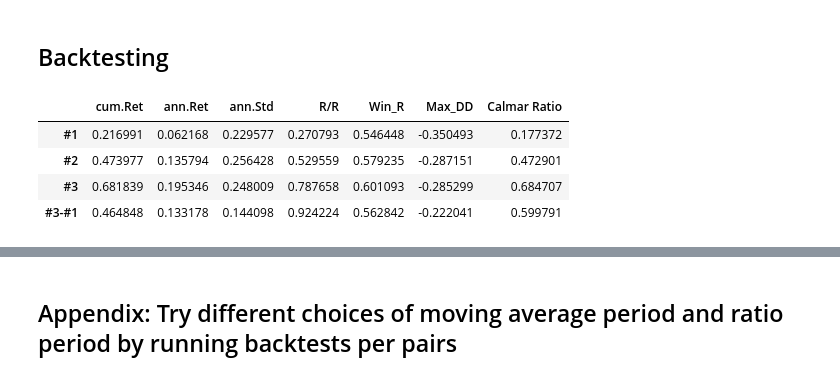
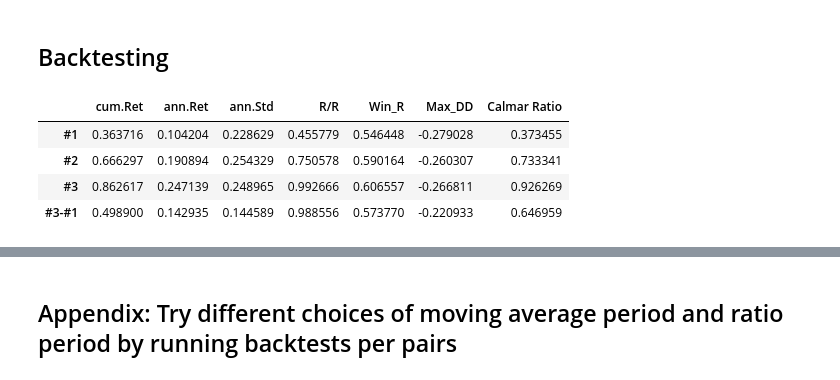
Before and after one commit to aiqindex/sample_notebooks, a Jupyter notebook: analyze/single/aiq_geolocation.ipynb, the cells around one changed output, grey strips where cells are left out. Saved outputs shown, nothing was run; the diff lists cells and outputs as text; code cells hidden in the pictures.

Commit message:
log return to arithmetic return

```diff
--- a/analyze/single/aiq_geolocation.ipynb
+++ b/analyze/single/aiq_geolocation.ipynb
@@ -244,8 +242,10 @@ diff = 1
 x_id = sdh.transform.sma(data_id=data_id_geo_w, fields=['geofence_ot'], periods=sma, min_periods=1).log_diff(periods=diff).variable_ids[0]
 
 # Transform stock prices to returns as well.
-open_ret = sdh.transform.log_diff(data_id=data_id_stock, fields='open', periods=1, names='ret').shift(-2).variable_ids[0]
-close_ret = sdh.transform.log_diff(data_id=data_id_stock, fields='close', periods=1, names='ret').shift(-1).variable_ids[0]
+open_ret = sdh.transform.pct_change(1, data_id=data_id_stock, fields='open', names='ret').shift(-2).variable_ids[0]
+_ = sdh.transform.set_return_type()
+close_ret = sdh.transform.pct_change(1, data_id=data_id_stock, fields='close', names='ret').shift(-1).variable_ids[0]
+_ = sdh.transform.set_return_type()
 # %%
 # Initialize AltDataEvaluator
 ade = AltDataEvaluator(sdh)
@@ -266,37 +266,37 @@ for year in range(corr_start_year, corr_end_year+1):
     # get the list of tickers with high correlations with revenue only
     year_tic_list = high_corr_df.xs(year, level='till_year').index.to_list()
 
     # single year backtest
     fromd = str(year+1) + '-01-01'
     tod = str(year+1) + '-12-31'
     dfqret_d, stats, dfsigqt_d = ade.q_backtest(
         x_id,
         # close_ret,
         open_ret,
         nq=nq,
         qmax=None,
         qmin=None,
         exe_cost=exe_cost,
         plot=False,
         stats=False,
         universe = year_tic_list,
         fromd = fromd,
         tod = tod,
         # run_mlflow = False
     )
-    dfqret_d_list.append(dfqret_d)
-    dfsigqt_d_list.append(dfsigqt_d)
+    dfqret_d_list.append(dfqret_d.loc['001'])
+    dfsigqt_d_list.append(dfsigqt_d['001'])
 
 # stack up the backtest result year by year.
 all_dfqret_df = pd.concat(dfqret_d_list)
 all_dfsigqt_df = pd.concat(dfsigqt_d_list)
 
 display(inv_return_stats(all_dfqret_df))
 cumplot_return(all_dfqret_df)
 # %% [output]
 |  | cum.Ret | ann.Ret | ann.Std | R/R | Win_R | Max_DD | Calmar Ratio |
-| #1 | 0.216991 | 0.062168 | 0.229577 | 0.270793 | 0.546448 | -0.350493 | 0.177372 |
-| #2 | 0.473977 | 0.135794 | 0.256428 | 0.529559 | 0.579235 | -0.287151 | 0.472901 |
-| #3 | 0.681839 | 0.195346 | 0.248009 | 0.787658 | 0.601093 | -0.285299 | 0.684707 |
-| #3-#1 | 0.464848 | 0.133178 | 0.144098 | 0.924224 | 0.562842 | -0.222041 | 0.599791 |
+| #1 | 0.363716 | 0.104204 | 0.228629 | 0.455779 | 0.546448 | -0.279028 | 0.373455 |
+| #2 | 0.666297 | 0.190894 | 0.254329 | 0.750578 | 0.590164 | -0.260307 | 0.733341 |
+| #3 | 0.862617 | 0.247139 | 0.248965 | 0.992666 | 0.606557 | -0.266811 | 0.926269 |
+| #3-#1 | 0.498900 | 0.142935 | 0.144589 | 0.988556 | 0.573770 | -0.220933 | 0.646959 |
 [interactive output not drawn]
```
Also changed, not shown: parts of 7 cells of this notebook, 4 other files.
